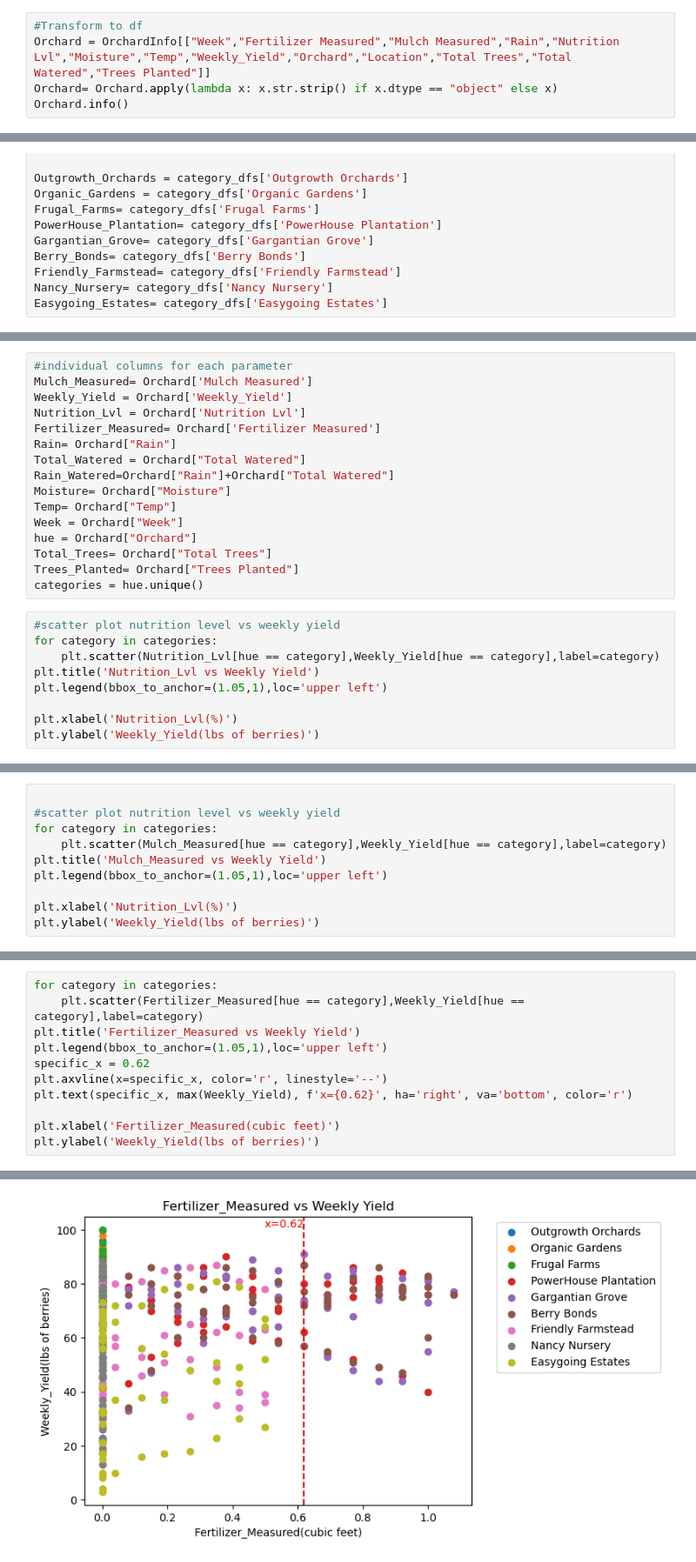
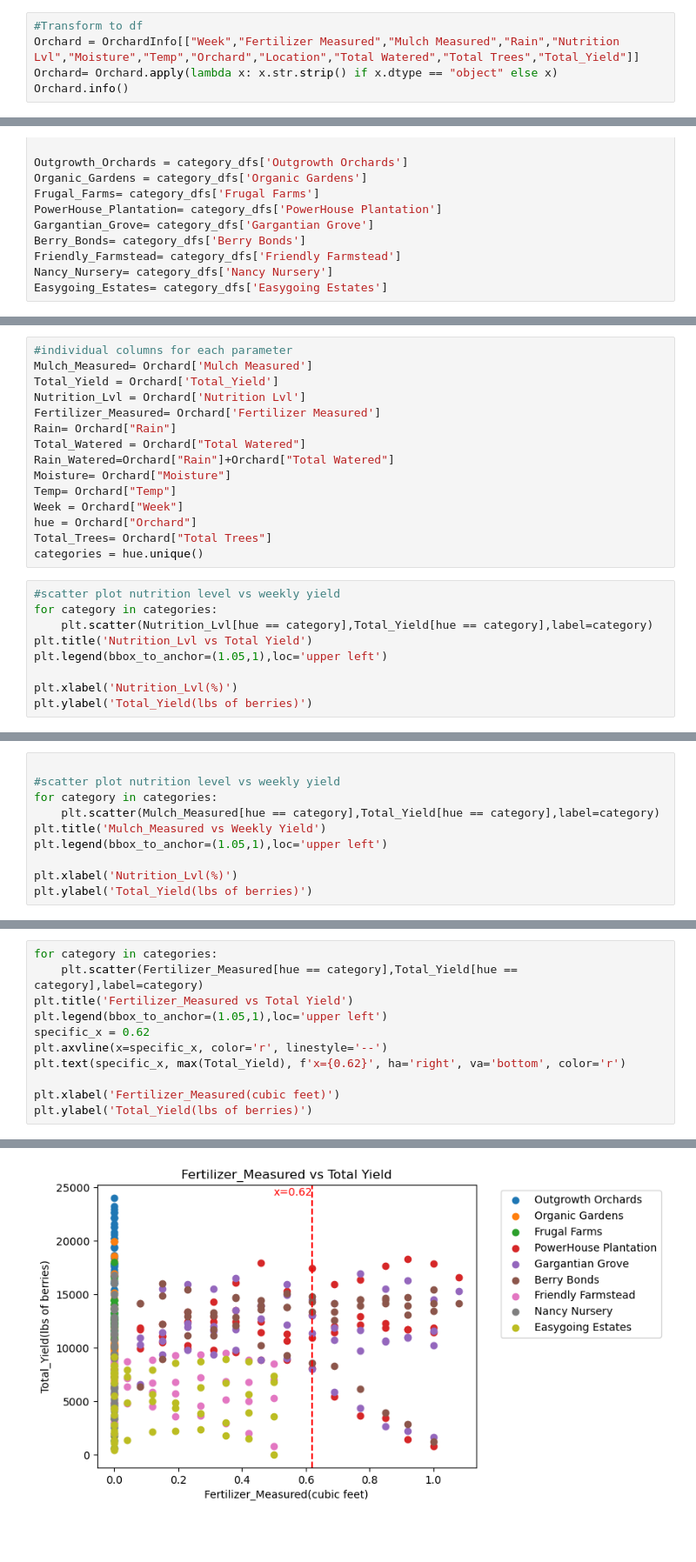
Before and after one commit to tsulthar/OrchardAnalysisTakeHome, a Jupyter notebook: OrchardAnalysis.ipynb, the cells around one changed output, grey strips where cells are left out. Shown at 87% size. Saved outputs shown, nothing was run; the diff lists cells and outputs as text; blank space fills up the shorter version.

```diff
--- a/OrchardAnalysis.ipynb
+++ b/OrchardAnalysis.ipynb
@@ -21,6 +22,6 @@ OrchardInfo.head()
 # %%
 #Transform to df
-Orchard = OrchardInfo[["Week","Fertilizer Measured","Mulch Measured","Rain","Nutrition Lvl","Moisture","Temp","Weekly_Yield","Orchard","Location","Total Trees","Total Watered","Trees Planted"]]
+Orchard = OrchardInfo[["Week","Fertilizer Measured","Mulch Measured","Rain","Nutrition Lvl","Moisture","Temp","Orchard","Location","Total Watered","Total Trees","Total_Yield"]]
 Orchard= Orchard.apply(lambda x: x.str.strip() if x.dtype == "object" else x)
 Orchard.info()
 # %% [output]
@@ -71,7 +71,7 @@ Text(0.5, 0.98, 'Orchard Dataset Pairplot')
 # %%
 #individual columns for each parameter
 Mulch_Measured= Orchard['Mulch Measured']
-Weekly_Yield = Orchard['Weekly_Yield']
+Total_Yield = Orchard['Total_Yield']
 Nutrition_Lvl = Orchard['Nutrition Lvl']
 Fertilizer_Measured= Orchard['Fertilizer Measured']
 Rain= Orchard["Rain"]
@@ -82,15 +82,14 @@ Temp= Orchard["Temp"]
 Week = Orchard["Week"]
 hue = Orchard["Orchard"]
 Total_Trees= Orchard["Total Trees"]
-Trees_Planted= Orchard["Trees Planted"]
 categories = hue.unique()
 # %%
 #scatter plot nutrition level vs weekly yield
 for category in categories:
-    plt.scatter(Nutrition_Lvl[hue == category],Weekly_Yield[hue == category],label=category)
-plt.title('Nutrition_Lvl vs Weekly Yield')
+    plt.scatter(Nutrition_Lvl[hue == category],Total_Yield[hue == category],label=category)
+plt.title('Nutrition_Lvl vs Total Yield')
 plt.legend(bbox_to_anchor=(1.05,1),loc='upper left')
 
 plt.xlabel('Nutrition_Lvl(%)')
-plt.ylabel('Weekly_Yield(lbs of berries)')
+plt.ylabel('Total_Yield(lbs of berries)')
 # %% [output]
@@ -100,10 +99,10 @@ Text(0, 0.5, 'Weekly_Yield(lbs of berries)')
 
 #scatter plot nutrition level vs weekly yield
 for category in categories:
-    plt.scatter(Mulch_Measured[hue == category],Weekly_Yield[hue == category],label=category)
+    plt.scatter(Mulch_Measured[hue == category],Total_Yield[hue == category],label=category)
 plt.title('Mulch_Measured vs Weekly Yield')
 plt.legend(bbox_to_anchor=(1.05,1),loc='upper left')
 
 plt.xlabel('Nutrition_Lvl(%)')
-plt.ylabel('Weekly_Yield(lbs of berries)')
+plt.ylabel('Total_Yield(lbs of berries)')
 # %% [output]
@@ -112,12 +111,12 @@ Text(0, 0.5, 'Weekly_Yield(lbs of berries)')
 # %%
 for category in categories:
-    plt.scatter(Fertilizer_Measured[hue == category],Weekly_Yield[hue == category],label=category)
-plt.title('Fertilizer_Measured vs Weekly Yield')
+    plt.scatter(Fertilizer_Measured[hue == category],Total_Yield[hue == category],label=category)
+plt.title('Fertilizer_Measured vs Total Yield')
 plt.legend(bbox_to_anchor=(1.05,1),loc='upper left')
 specific_x = 0.62
 plt.axvline(x=specific_x, color='r', linestyle='--')
-plt.text(specific_x, max(Weekly_Yield), f'x={0.62}', ha='right', va='bottom', color='r')
+plt.text(specific_x, max(Total_Yield), f'x={0.62}', ha='right', va='bottom', color='r')
 
 plt.xlabel('Fertilizer_Measured(cubic feet)')
-plt.ylabel('Weekly_Yield(lbs of berries)')
+plt.ylabel('Total_Yield(lbs of berries)')
 # %% [output]
@@ -125,4 +124,4 @@ Text(0, 0.5, 'Weekly_Yield(lbs of berries)')
-[figure, old version]
+[figure, new version]
 # %%
 #Initial Yield Trend analysis
 import seaborn as sns
```
Also changed, not shown: parts of 15 cells of this notebook.
